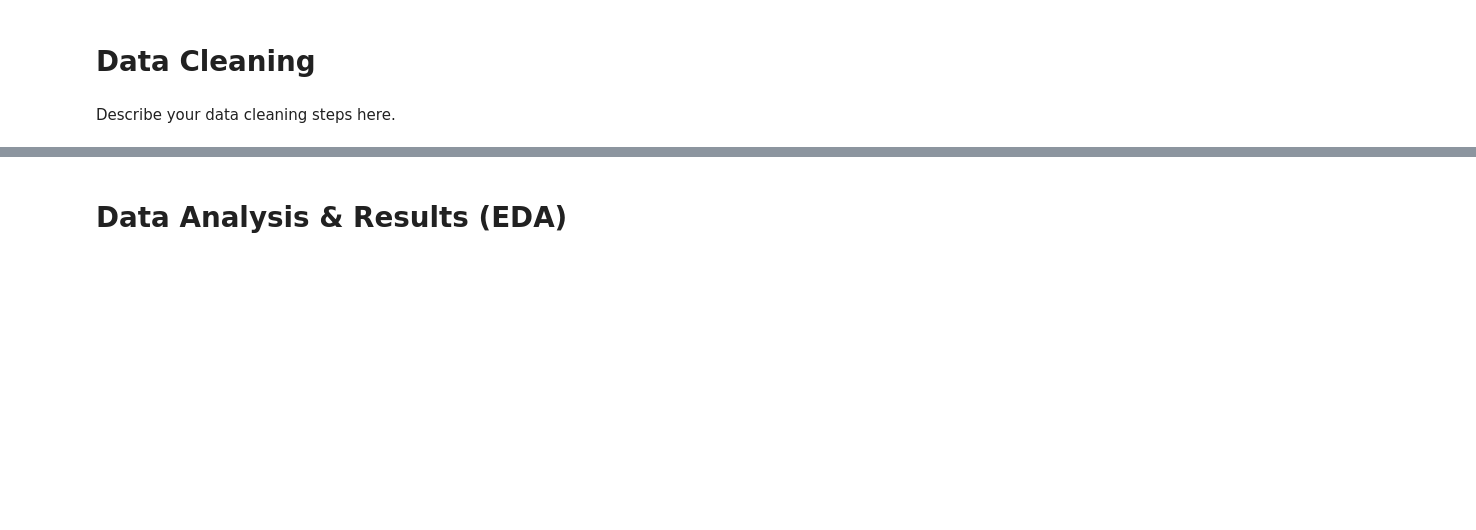
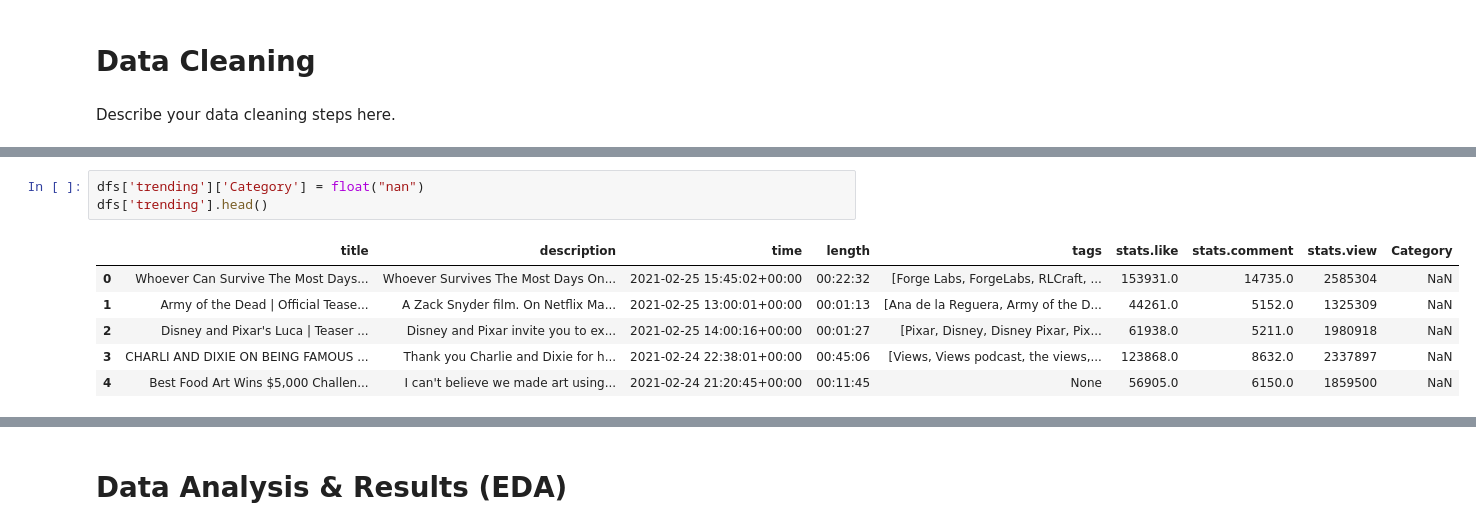
Before and after one commit to oakaigh/cogs108-wi21-group068, a Jupyter notebook: EDACheckpoint_group068.ipynb, the cells around one changed output, grey strips where cells are left out. Saved outputs shown, nothing was run; the diff lists cells and outputs as text; blank space fills up the shorter version.

```diff
--- a/EDACheckpoint_group068.ipynb
+++ b/EDACheckpoint_group068.ipynb
@@ -189,0 +206,10 @@ Describe your data cleaning steps here.
+# %%
+dfs['trending']['Category'] = float("nan")
+dfs['trending'].head()
+# %% [output]
+|  | title | description | time | length | tags | stats.like | stats.comment | stats.view | Category |
+| 0 | Whoever Can Survive The Most Days... | Whoever Survives The Most Days On... | 2021-02-25 15:45:02+00:00 | 00:22:32 | [Forge Labs, ForgeLabs, RLCraft, ... | 153931.0 | 14735.0 | 2585304 | NaN |
+| 1 | Army of the Dead | Official Tease... | A Zack Snyder film. On Netflix Ma... | 2021-02-25 13:00:01+00:00 | 00:01:13 | [Ana de la Reguera, Army of the D... | 44261.0 | 5152.0 | 1325309 | NaN |
+| 2 | Disney and Pixar's Luca | Teaser ... | Disney and Pixar invite you to ex... | 2021-02-25 14:00:16+00:00 | 00:01:27 | [Pixar, Disney, Disney Pixar, Pix... | 61938.0 | 5211.0 | 1980918 | NaN |
+| 3 | CHARLI AND DIXIE ON BEING FAMOUS ... | Thank you Charlie and Dixie for h... | 2021-02-24 22:38:01+00:00 | 00:45:06 | [Views, Views podcast, the views,... | 123868.0 | 8632.0 | 2337897 | NaN |
+| 4 | Best Food Art Wins $5,000 Challen... | I can't believe we made art using... | 2021-02-24 21:20:45+00:00 | 00:11:45 | None | 56905.0 | 6150.0 | 1859500 | NaN |
```
Also changed, not shown: parts of 10 cells of this notebook.
